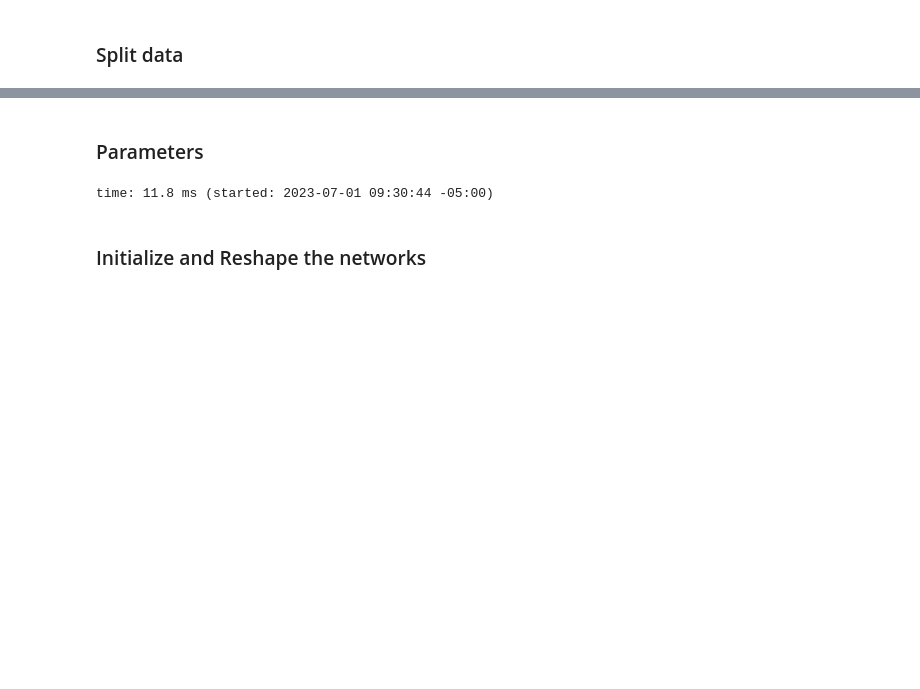
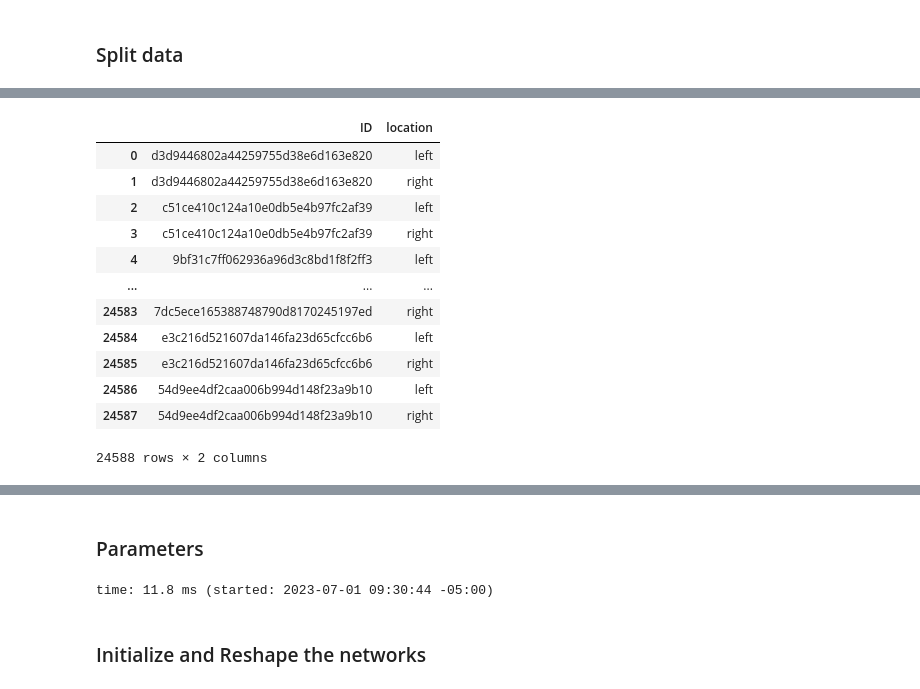
Before and after one commit to win7/GC_DiabeticRetinopathies, a Jupyter notebook: Go_transfer_learning_template.ipynb, the cells around one changed output, grey strips where cells are left out. Drawn from its saved outputs; the diff is of its cells as text; code cells hidden in the pictures; blank space fills up the shorter version.

```diff
--- a/Go_transfer_learning_template.ipynb
+++ b/Go_transfer_learning_template.ipynb
@@ -421,0 +494,17 @@ time: 4.55 ms (started: 2023-07-01 09:30:44 -05:00)
+# %%
+df_X = df.iloc[:, :-1]
+df_X
+# %% [output]
+|  | ID | location |
+| 0 | d3d9446802a44259755d38e6d163e820 | left |
+| 1 | d3d9446802a44259755d38e6d163e820 | right |
+| 2 | c51ce410c124a10e0db5e4b97fc2af39 | left |
+| 3 | c51ce410c124a10e0db5e4b97fc2af39 | right |
+| 4 | 9bf31c7ff062936a96d3c8bd1f8f2ff3 | left |
+| ... | ... | ... |
+| 24583 | 7dc5ece165388748790d8170245197ed | right |
+| 24584 | e3c216d521607da146fa23d65cfcc6b6 | left |
+| 24585 | e3c216d521607da146fa23d65cfcc6b6 | right |
+| 24586 | 54d9ee4df2caa006b994d148f23a9b10 | left |
+| 24587 | 54d9ee4df2caa006b994d148f23a9b10 | right |
+24588 rows × 2 columns
```
Also changed, not shown: parts of 22 cells of this notebook.
